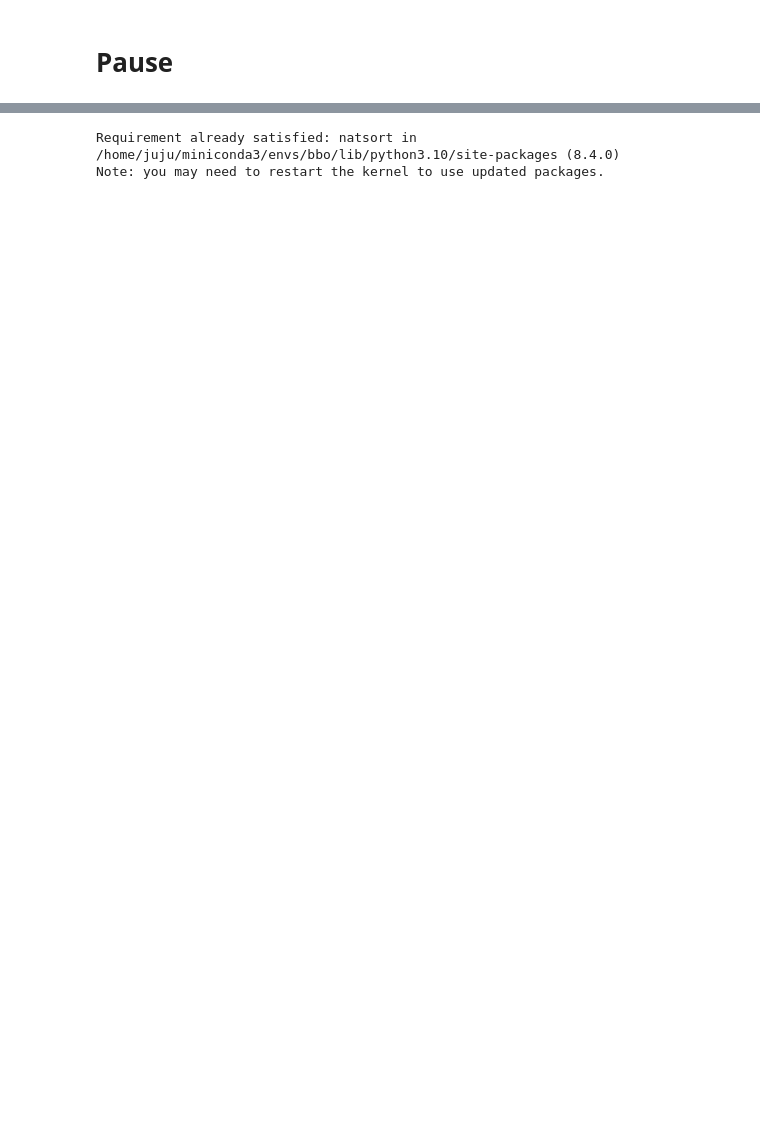
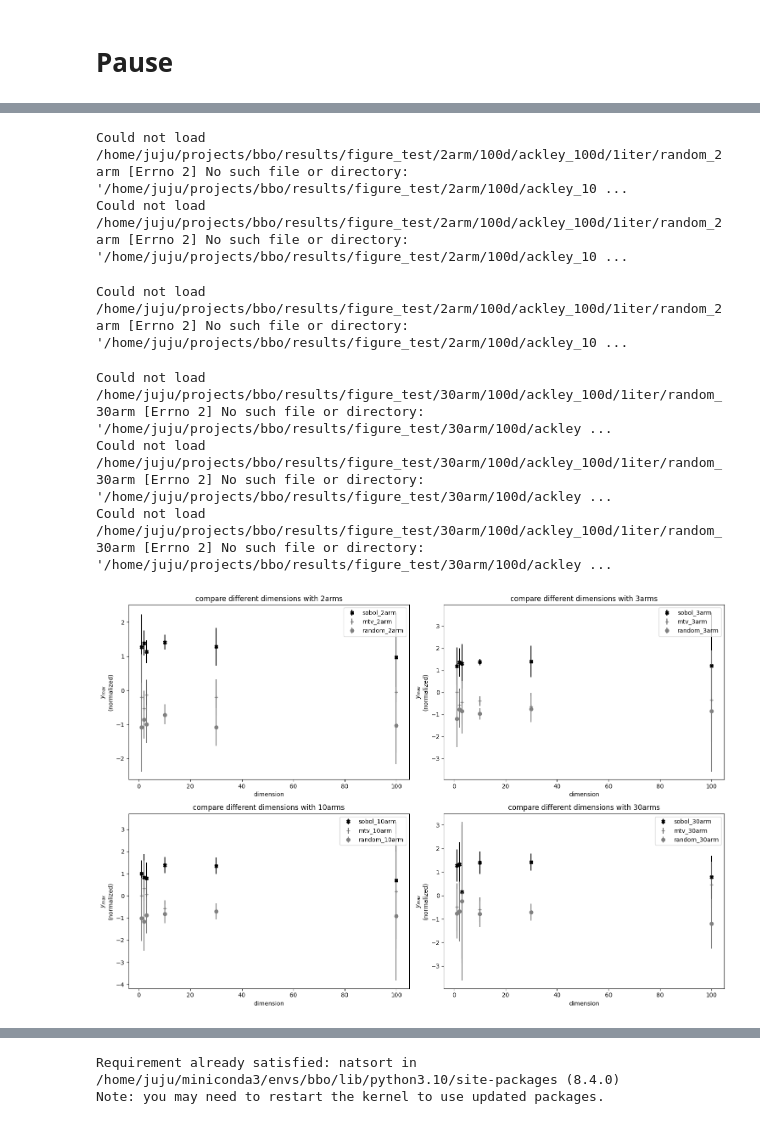
Before and after one commit to yubo-research/yubo, a Jupyter notebook: Untitled.ipynb, the cells around one changed output, grey strips where cells are left out. Saved outputs shown, nothing was run; the diff lists cells and outputs as text; code cells hidden in the pictures; blank space fills up the shorter version.

```diff
--- a/Untitled.ipynb
+++ b/Untitled.ipynb
@@ -58,0 +241,49 @@ NameError: name 'data_locator' is not defined
+# %%
+def data_locator(exp_tag, problem_name, optimizer_name,num_arms, num_dim):
+    return f"/home/juju/projects/bbo/results/{exp_tag}/{num_arms}arm/{num_dim}d/{problem_name}/1iter/{optimizer_name}"
+def plot_all_compare(exp_name, num_arms, num_dim, i_agg=-1):
+    optimizers = [
+        f"sobol_{num_arms}arm",
+        f'mtv_{num_arms}arm',
+        f'random_{num_arms}arm'
+    ]
+    opt = len(optimizers)
+    colors = ["black","dimgray","gray","darkgray","silver","lightgray"]
+    fmts = ["X-", "+-","o-","^-","8-","s-","*-","D-","v-","P-","1-",",-"]
+    for j in range(opt):
+        mu =[]
+        sg = []
+        for i in range(len(num_dim)):
+            mu0, sg0 = ap.plot_agg_dim_all(data_locator, exp_name, num_arms, num_dim[i], optimizers=optimizers, sort=True, i_agg=i_agg)
+            mu.append(mu0[j])
+            sg.append(sg0[j])
+            # mu, sg=get_perf(mu, sg, j, exp_name, optimizers, num_arms, num_dim[i], i_agg)
+        plt.errorbar(num_dims, mu, sg, fmt= fmts[j], label= optimizers[j], linestyle='None', color = colors[j])
+    plt.title(f"compare different dimensions with {num_arms}arms")
+    plt.legend()
+    return mu, sg
+# %%
+num_rows = 2
+num_cols = 2
+fig, axs = plt.subplots(num_rows, num_cols, figsize=(15, 10))
+num_dims = [1,2,3,10,30,100]
+num_arms=[2,3,10,30]
+count = 0
+for i in range(num_rows):
+    for j in range(num_cols):
+        plt.sca(axs[i,j])
+        plot_all_compare("figure_test", num_arms=num_arms[count], num_dim=num_dims, i_agg=-1)
+        count+=1
+        plt.xlabel("dimension")
+        plt.ylabel("$y_{max}$\n(normalized)")
+plt.tight_layout()
+plt.savefig("figures/compare.png")
+plt.show()
+# %% [output]
+Could not load /home/juju/projects/bbo/results/figure_test/2arm/100d/ackley_100d/1iter/random_2arm [Errno 2] No such file or directory: '/home/juju/projects/bbo/results/figure_test/2arm/100d/ackley_10 ...
+Could not load /home/juju/projects/bbo/results/figure_test/2arm/100d/ackley_100d/1iter/random_2arm [Errno 2] No such file or directory: '/home/juju/projects/bbo/results/figure_test/2arm/100d/ackley_10 ...
+Could not load /home/juju/projects/bbo/results/figure_test/2arm/100d/ackley_100d/1iter/random_2arm [Errno 2] No such file or directory: '/home/juju/projects/bbo/results/figure_test/2arm/100d/ackley_10 ...
+Could not load /home/juju/projects/bbo/results/figure_test/30arm/100d/ackley_100d/1iter/random_30arm [Errno 2] No such file or directory: '/home/juju/projects/bbo/results/figure_test/30arm/100d/ackley ...
+Could not load /home/juju/projects/bbo/results/figure_test/30arm/100d/ackley_100d/1iter/random_30arm [Errno 2] No such file or directory: '/home/juju/projects/bbo/results/figure_test/30arm/100d/ackley ...
+Could not load /home/juju/projects/bbo/results/figure_test/30arm/100d/ackley_100d/1iter/random_30arm [Errno 2] No such file or directory: '/home/juju/projects/bbo/results/figure_test/30arm/100d/ackley ...
+[figure, added]
```
Also changed, not shown: parts of 20 cells of this notebook.
